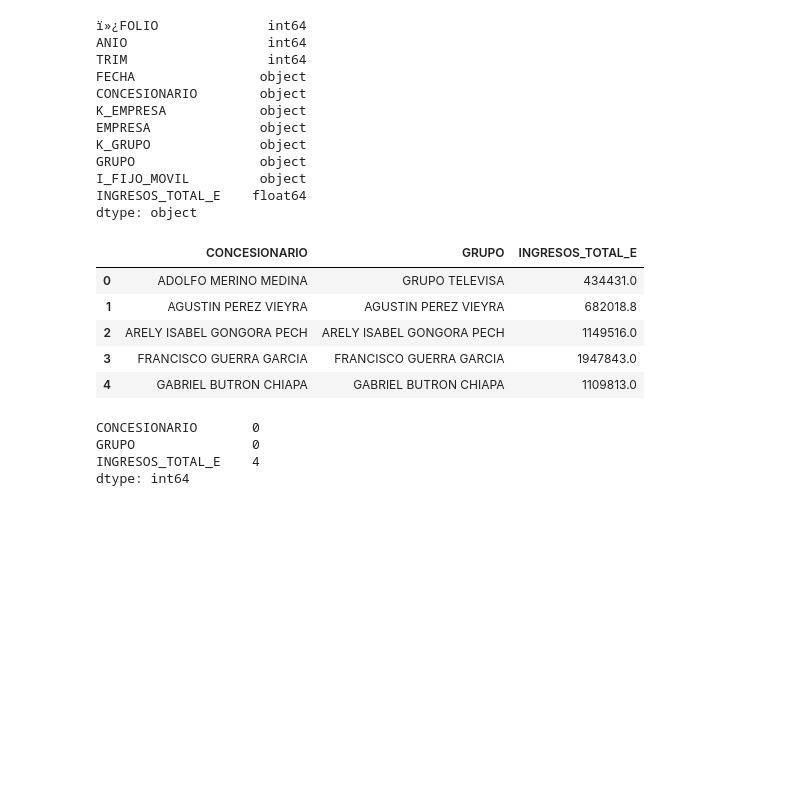
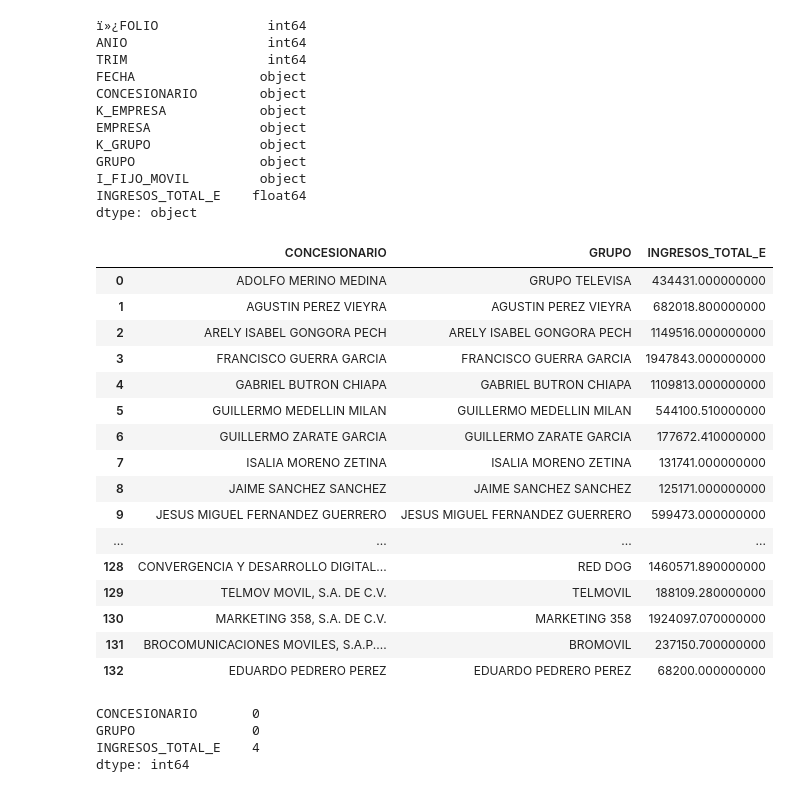
Before and after one commit to RodGuarneros/BiasAnalysis, a Jupyter notebook: selección_CPO_Ingresos2021.ipynb, the cells around one changed output. Drawn from its saved outputs; the diff is of its cells as text; code cells hidden in the pictures; blank space fills up the shorter version.

```diff
--- a/selección_CPO_Ingresos2021.ipynb
+++ b/selección_CPO_Ingresos2021.ipynb
@@ -61,14 +66,25 @@ INGRESOS_TOTAL_E    float64
 dtype: object
 # %%
 ingresos_por_grupo = ingresos[['CONCESIONARIO', 'GRUPO', 'INGRESOS_TOTAL_E']]
-ingresos_por_grupo.head()
+ingresos_por_grupo
 # %% [output]
 |  | CONCESIONARIO | GRUPO | INGRESOS_TOTAL_E |
-| 0 | ADOLFO MERINO MEDINA | GRUPO TELEVISA | 434431.0 |
-| 1 | AGUSTIN PEREZ VIEYRA | AGUSTIN PEREZ VIEYRA | 682018.8 |
-| 2 | ARELY ISABEL GONGORA PECH | ARELY ISABEL GONGORA PECH | 1149516.0 |
-| 3 | FRANCISCO GUERRA GARCIA | FRANCISCO GUERRA GARCIA | 1947843.0 |
-| 4 | GABRIEL BUTRON CHIAPA | GABRIEL BUTRON CHIAPA | 1109813.0 |
+| 0 | ADOLFO MERINO MEDINA | GRUPO TELEVISA | 434431.000000000 |
+| 1 | AGUSTIN PEREZ VIEYRA | AGUSTIN PEREZ VIEYRA | 682018.800000000 |
+| 2 | ARELY ISABEL GONGORA PECH | ARELY ISABEL GONGORA PECH | 1149516.000000000 |
+| 3 | FRANCISCO GUERRA GARCIA | FRANCISCO GUERRA GARCIA | 1947843.000000000 |
+| 4 | GABRIEL BUTRON CHIAPA | GABRIEL BUTRON CHIAPA | 1109813.000000000 |
+| 5 | GUILLERMO MEDELLIN MILAN | GUILLERMO MEDELLIN MILAN | 544100.510000000 |
+| 6 | GUILLERMO ZARATE GARCIA | GUILLERMO ZARATE GARCIA | 177672.410000000 |
+| 7 | ISALIA MORENO ZETINA | ISALIA MORENO ZETINA | 131741.000000000 |
+| 8 | JAIME SANCHEZ SANCHEZ | JAIME SANCHEZ SANCHEZ | 125171.000000000 |
+| 9 | JESUS MIGUEL FERNANDEZ GUERRERO | JESUS MIGUEL FERNANDEZ GUERRERO | 599473.000000000 |
+| ... | ... | ... | ... |
+| 128 | CONVERGENCIA Y DESARROLLO DIGITAL... | RED DOG | 1460571.890000000 |
+| 129 | TELMOV MOVIL, S.A. DE C.V. | TELMOVIL | 188109.280000000 |
+| 130 | MARKETING 358, S.A. DE C.V. | MARKETING 358 | 1924097.070000000 |
+| 131 | BROCOMUNICACIONES MOVILES, S.A.P.... | BROMOVIL | 237150.700000000 |
+| 132 | EDUARDO PEDRERO PEREZ | EDUARDO PEDRERO PEREZ | 68200.000000000 |
 # %%
 ingresos_por_grupo.isna().sum()
 # %% [output]
```
Also changed, not shown: parts of 18 cells of this notebook.
